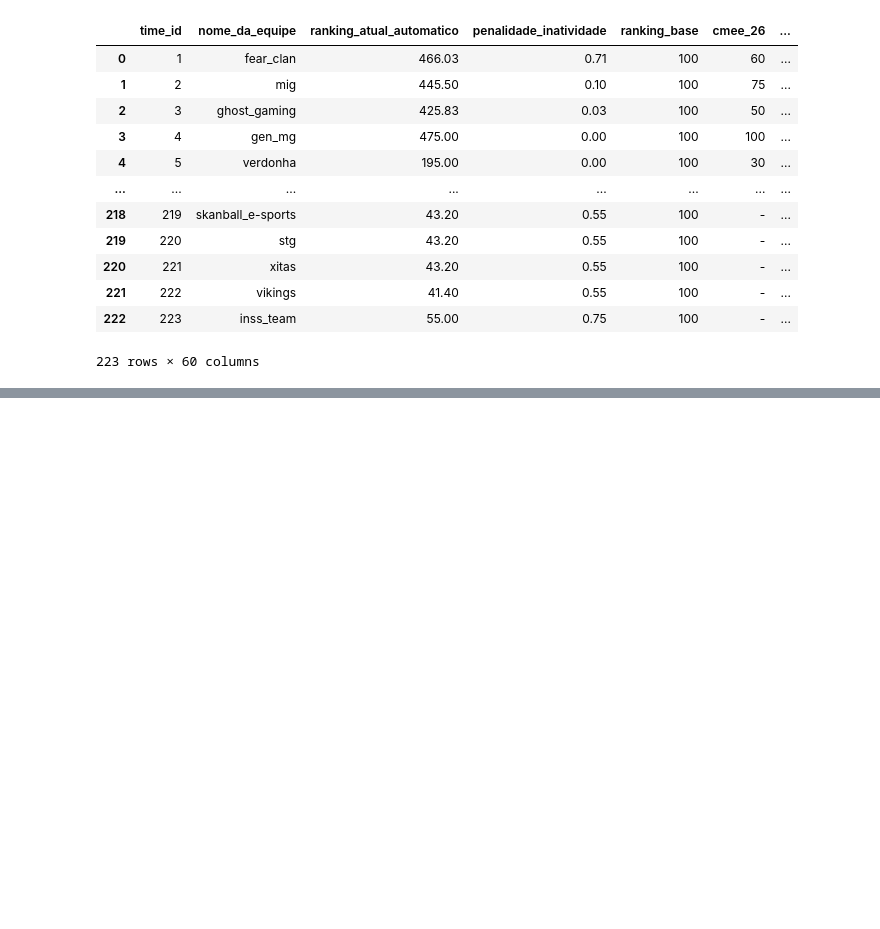
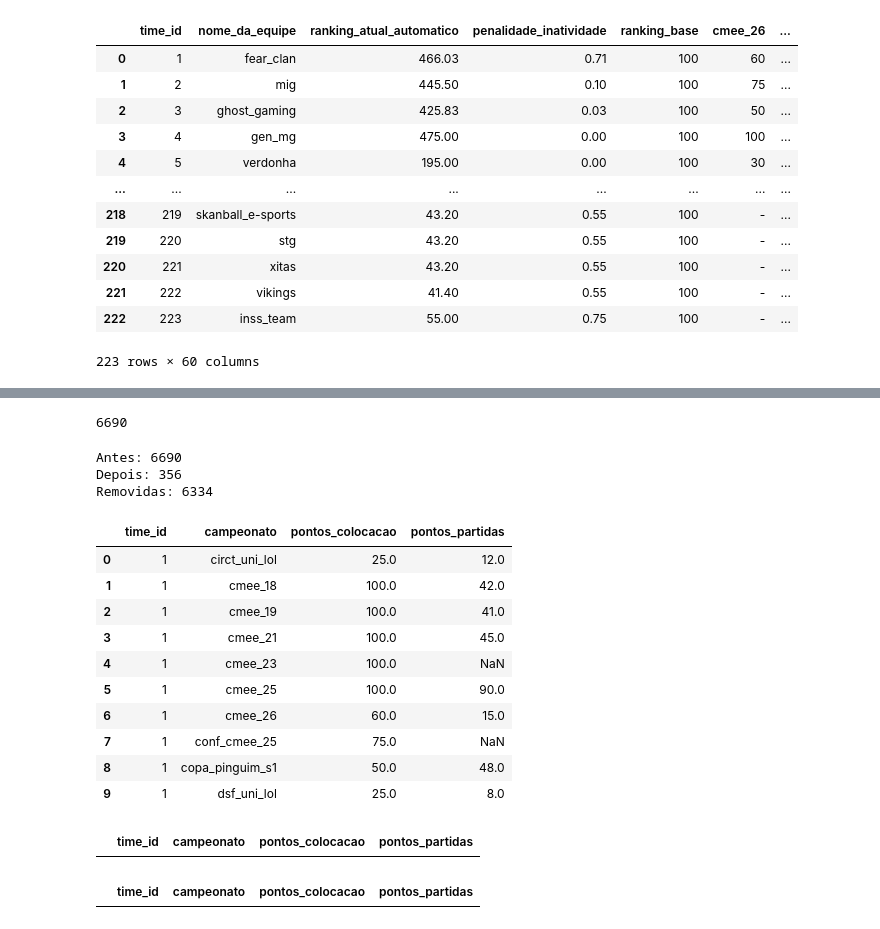
Before and after one commit to henriqueAvner/Retail-Analytics-Pipeline, a Jupyter notebook: src/transform/transform_pontuacao.ipynb, the cells around one changed output, grey strips where cells are left out. Saved outputs shown, nothing was run; the diff lists cells and outputs as text; code cells hidden in the pictures; blank space fills up the shorter version.

```diff
--- a/src/transform/transform_pontuacao.ipynb
+++ b/src/transform/transform_pontuacao.ipynb
@@ -183 +393,49 @@ df_pontuacao
+# %%
+quantidade_antes = len(fato_participacoes)
+quantidade_antes
+# %% [output]
+6690
+# %%
+#Remove linnhas que tenham apenas TODOS os dados ausentes (how=all)
+fato_participacoes = fato_participacoes.dropna(
+  subset=['pontos_colocacao', 'pontos_partidas'],
+  how='all'
+)
+# %%
+quantidade_depois = len(fato_participacoes)
+
+print("Antes:", quantidade_antes)
+print("Depois:", quantidade_depois)
+print("Removidas:", quantidade_antes - quantidade_depois)
+# %% [output]
+Antes: 6690
+Depois: 356
+Removidas: 6334
+# %%
+#Resetando index apos exclusao:
+fato_participacoes = fato_participacoes.reset_index(drop=True)
+fato_participacoes.head(10)
+# %% [output]
+|  | time_id | campeonato | pontos_colocacao | pontos_partidas |
+| 0 | 1 | circt_uni_lol | 25.0 | 12.0 |
+| 1 | 1 | cmee_18 | 100.0 | 42.0 |
+| 2 | 1 | cmee_19 | 100.0 | 41.0 |
+| 3 | 1 | cmee_21 | 100.0 | 45.0 |
+| 4 | 1 | cmee_23 | 100.0 | NaN |
+| 5 | 1 | cmee_25 | 100.0 | 90.0 |
+| 6 | 1 | cmee_26 | 60.0 | 15.0 |
+| 7 | 1 | conf_cmee_25 | 75.0 | NaN |
+| 8 | 1 | copa_pinguim_s1 | 50.0 | 48.0 |
+| 9 | 1 | dsf_uni_lol | 25.0 | 8.0 |
+# %%
+#Verificando se existem duplicatas filtrando por colunas especificas
+duplicadas = fato_participacoes.duplicated(subset=['time_id', 'campeonato'], keep=False)
+fato_participacoes.loc[duplicadas]
+# %% [output]
+|  | time_id | campeonato | pontos_colocacao | pontos_partidas |
+# %%
+times_cadastrados = fato_participacoes["time_id"].isin(dim_times["time_id"])
+fato_participacoes.loc[~times_cadastrados]
+# %% [output]
+|  | time_id | campeonato | pontos_colocacao | pontos_partidas |
 # %%
```
Also changed, not shown: parts of 18 cells of this notebook, 9 other files.
